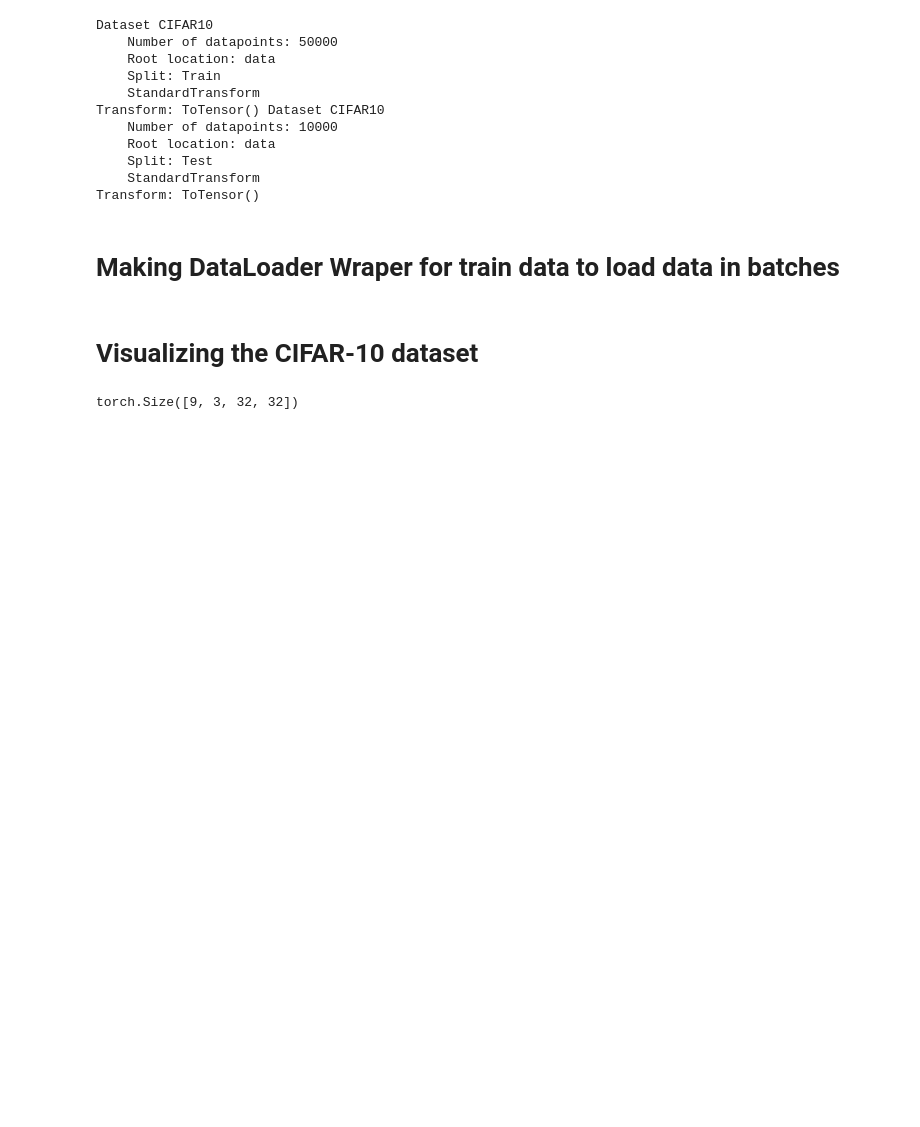
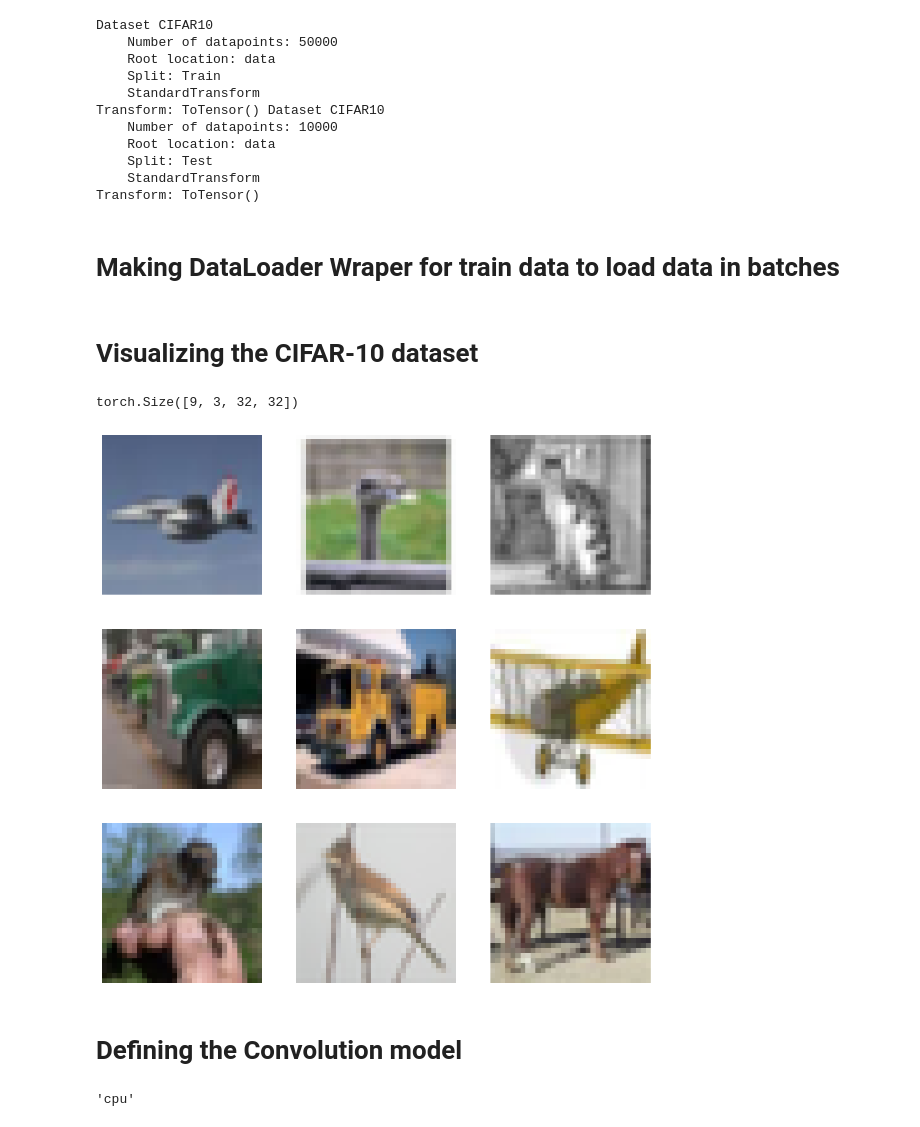
Before and after one commit to plum-berry/Convolution-neural-net, a Jupyter notebook: CNN.ipynb, the cells around one changed output. Drawn from its saved outputs; the diff is of its cells as text; code cells hidden in the pictures; blank space fills up the shorter version.

Commit message:
preparing to make model

```diff
--- a/CNN.ipynb
+++ b/CNN.ipynb
@@ -52,7 +52,7 @@ Transform: ToTensor()
 # %%
 BATCH_SIZE = 9
 
-train_data_loader = DataLoader(train_data,batch_size=BATCH_SIZE)
+train_data_loader = DataLoader(train_data,batch_size=BATCH_SIZE,shuffle=True)
 # %% [markdown]
 # Visualizing the CIFAR-10 dataset
 # %%
@@ -64,3 +64,17 @@ inputs.shape
 torch.Size([9, 3, 32, 32])
 # %%
 images = inputs.numpy()
+# %%
+fig, axes = plt.subplots(3,3,figsize = (10,10))
+fig.tight_layout()
+
+for i in range(9):
+    img = images[i]
+    ax = axes[i//3,i%3]
+    ax.imshow(np.transpose(img,(1,2,0)))
+    ax.axis(False)
+plt.show()
+# %% [output]
+[figure, added]
+# %% [markdown]
+# Defining the Convolution model
@@ -66,0 +93,4 @@ images = inputs.numpy()
+# %%
+device
+# %% [output]
+'cpu'
```
Also changed, not shown: parts of 2 cells of this notebook.
